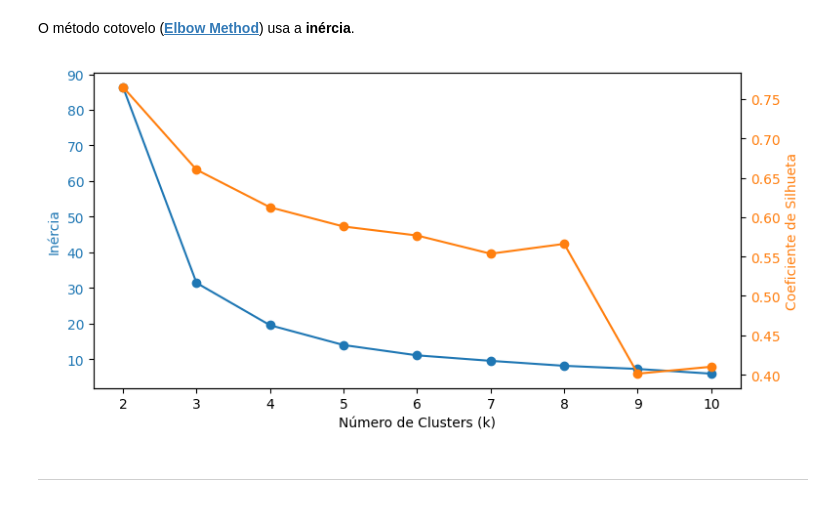
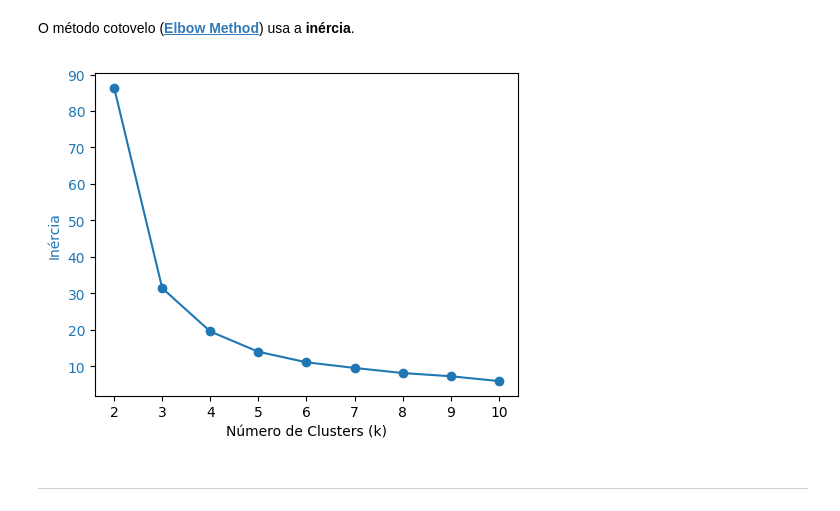
Before and after one commit to johnattandouglas/monitoria-ml, a Jupyter notebook: AM II/17 - kmeans.ipynb, the cells around one changed output. Cells and saved outputs as stored; diff of their text form; code cells hidden in the pictures.

```diff
--- a/AM II/17 - kmeans.ipynb
+++ b/AM II/17 - kmeans.ipynb
@@ -127,42 +124,43 @@ O método cotovelo ([**Elbow Method**](https://www.scikit-yb.org/en/latest/api/c
 # %%
 
 from sklearn.metrics import silhouette_score
 
 # Listas para armazenar os valores de inércia e silhueta para cada k
 inertia_values = []
-silhouette_values = []
+# silhouette_values = []
 
 # Intervalo de valores de k para testar
 k_values = range(2, 11)  # Começa em 2 porque silhueta não é definido para k=1
 
 for k in k_values:
     model = KMeans(n_clusters=k, random_state=199)
     model.fit(X)
 
     # Calculando inércia
     inertia_values.append(model.inertia_)
 
     # Calculando coeficiente de silhueta
-    cluster_labels = model.predict(X)
-    silhouette_avg = silhouette_score(X, cluster_labels)
-    silhouette_values.append(silhouette_avg)
+    # cluster_labels = model.predict(X)
+    # silhouette_avg = silhouette_score(X, cluster_labels)
+    # silhouette_values.append(silhouette_avg)
 
-fig, ax1 = plt.subplots(figsize=(8, 4))
+fig, ax1 = plt.subplots(figsize=(5, 4))
 
 ax1.set_xlabel('Número de Clusters (k)')
 ax1.set_ylabel('Inércia', color='tab:blue')
 ax1.plot(k_values, inertia_values, marker='o', color='tab:blue', label='Inércia')
 ax1.tick_params(axis='y', labelcolor='tab:blue')
 
-ax2 = ax1.twinx()  # Instancia um segundo eixo que compartilha o mesmo eixo x
-ax2.set_ylabel('Coeficiente de Silhueta', color='tab:orange')
-ax2.plot(k_values, silhouette_values, marker='o', color='tab:orange', label='Silhueta')
-ax2.tick_params(axis='y', labelcolor='tab:orange')
+# Coeficiente de Silhueta
+# ax2 = ax1.twinx()
+# ax2.set_ylabel('Coeficiente de Silhueta', color='tab:orange')
+# ax2.plot(k_values, silhouette_values, marker='o', color='tab:orange', label='Silhueta')
+# ax2.tick_params(axis='y', labelcolor='tab:orange')
 
-fig.tight_layout()  # Para ajustar o layout
+fig.tight_layout()
 plt.show()
 # %% [output]
-[figure, old version]
+[figure, new version]
 # %% [markdown]
 ----------------------
 # %% [markdown]
```
Also changed, not shown: parts of 3 cells of this notebook.
